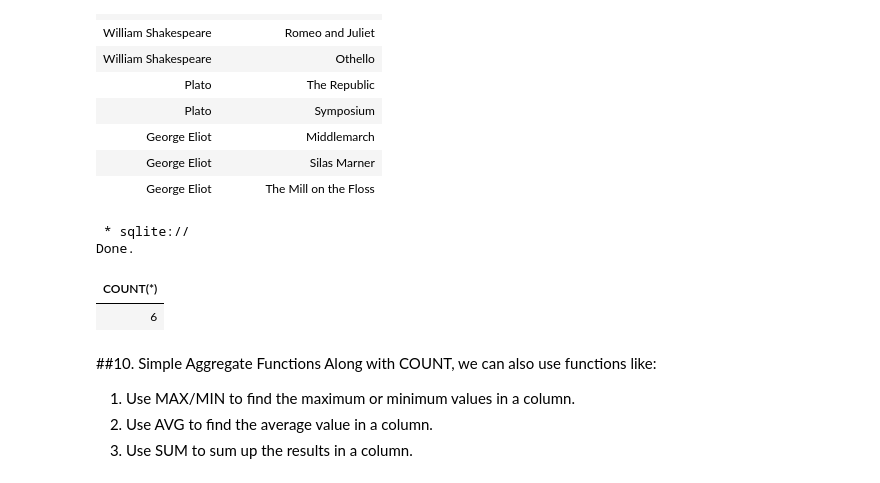
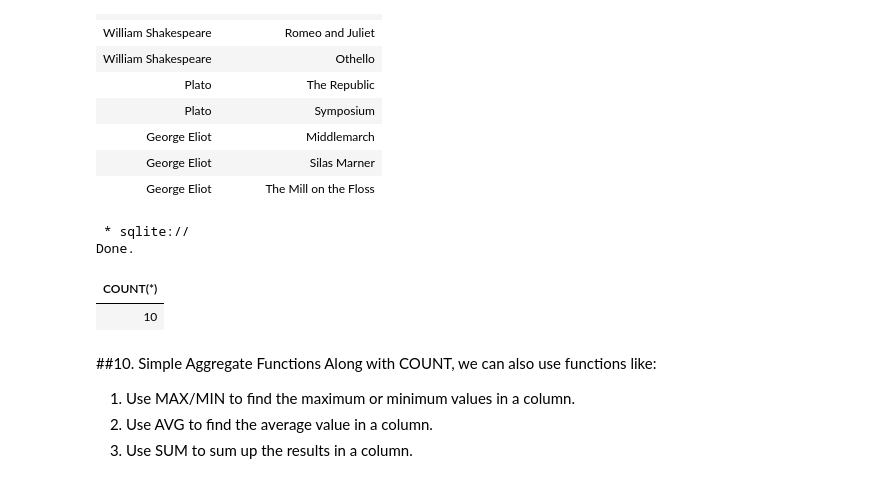
Before and after one commit to rkrebs7/database_sql, a Jupyter notebook: Introduction_to_SQL_1_Books.ipynb, the cells around one changed output. Cells and saved outputs as stored; diff of their text form; code cells hidden in the pictures.

```diff
--- a/Introduction_to_SQL_1_Books.ipynb
+++ b/Introduction_to_SQL_1_Books.ipynb
@@ -933,16 +933,18 @@ Done.
 | George Eliot | The Mill on the Floss |
 # %%
 # Let's get a count of the books written by JRR Tolkien
+# or JK Rowling
 
 %%sql
 SELECT COUNT(*)
   FROM Authors NATURAL JOIN Books
   WHERE Authors.name = "JRR Tolkien"
+    OR Authors.name = 'JK Rowling'
 # %% [output]
  * sqlite://
 Done.
 | COUNT(*) |
-| 6 |
+| 10 |
 # %% [markdown]
 ##10. Simple Aggregate Functions
 Along with COUNT, we can also use functions like:
```
Also changed, not shown: parts of 6 cells of this notebook.
